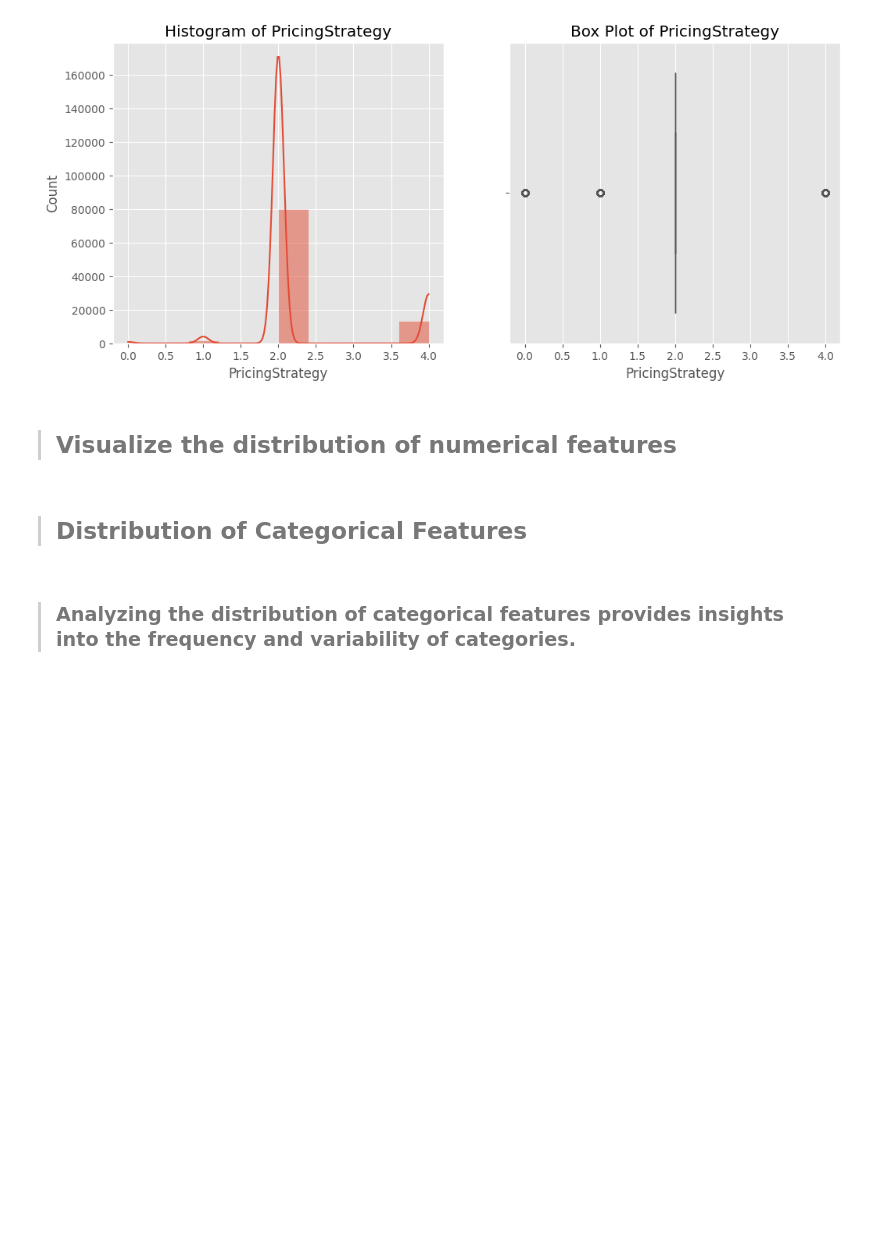
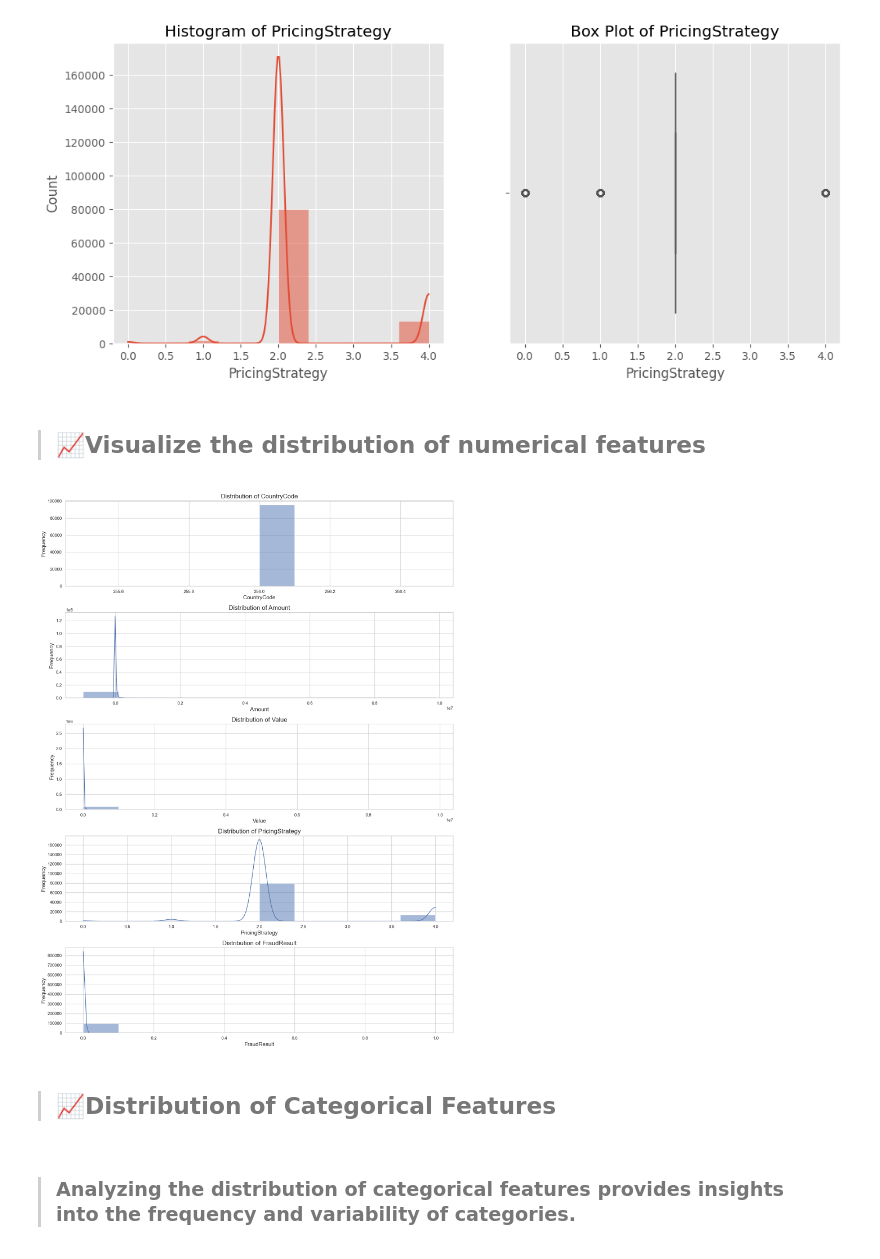
Before and after one commit to hanaDemma/Credit-Scoring_and_Risk-Analysis-week-6, a Jupyter notebook: notebooks/exploratory_analysis.ipynb, the cells around one changed output. Drawn from its saved outputs; the diff is of its cells as text; code cells hidden in the pictures; blank space fills up the shorter version.

```diff
--- a/notebooks/exploratory_analysis.ipynb
+++ b/notebooks/exploratory_analysis.ipynb
@@ -195,11 +201,13 @@ pricing_strategy(data)
 # %% [output]
 [figure]
 # %% [markdown]
-> ## Visualize the distribution of numerical features
+> ## 📈Visualize the distribution of numerical features
 # %%
-# from scripts.visualize import visualize_numerical_features
-# visualize_numerical_features(data)
+from scripts.visualize import visualize_numerical_features
+visualize_numerical_features(data)
+# %% [output]
+[figure, added]
 # %% [markdown]
-> ## Distribution of Categorical Features
+> ## 📈Distribution of Categorical Features
 # %% [markdown]
 > ### Analyzing the distribution of categorical features provides insights into the frequency and variability of categories.
```
Also changed, not shown: parts of 89 cells of this notebook, 1 other file.
